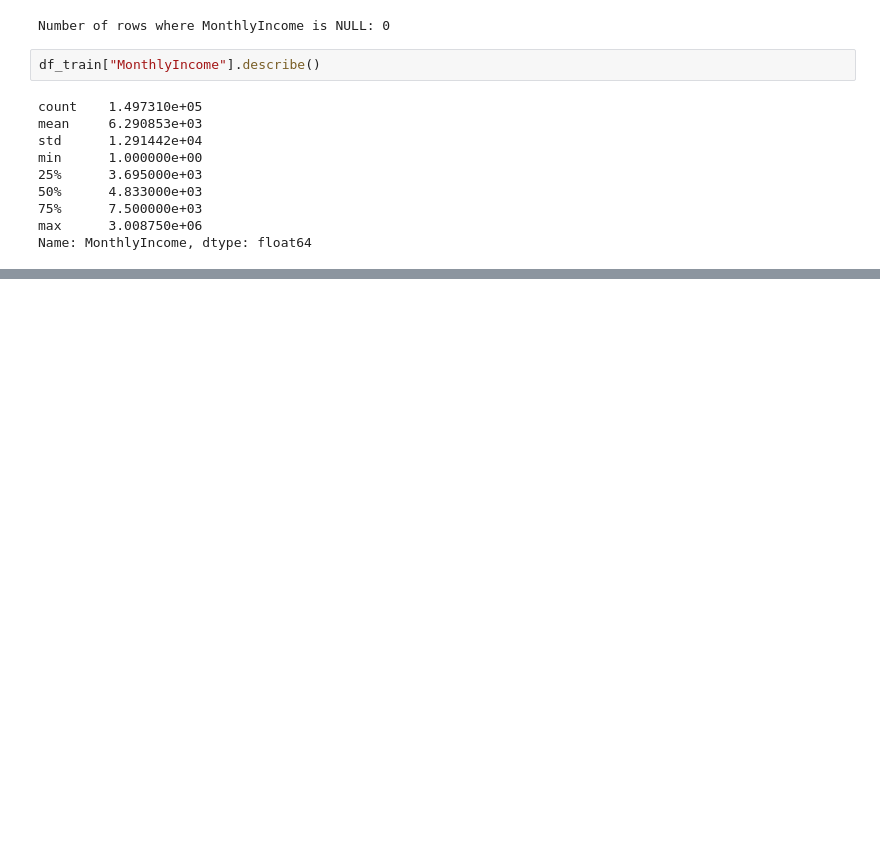
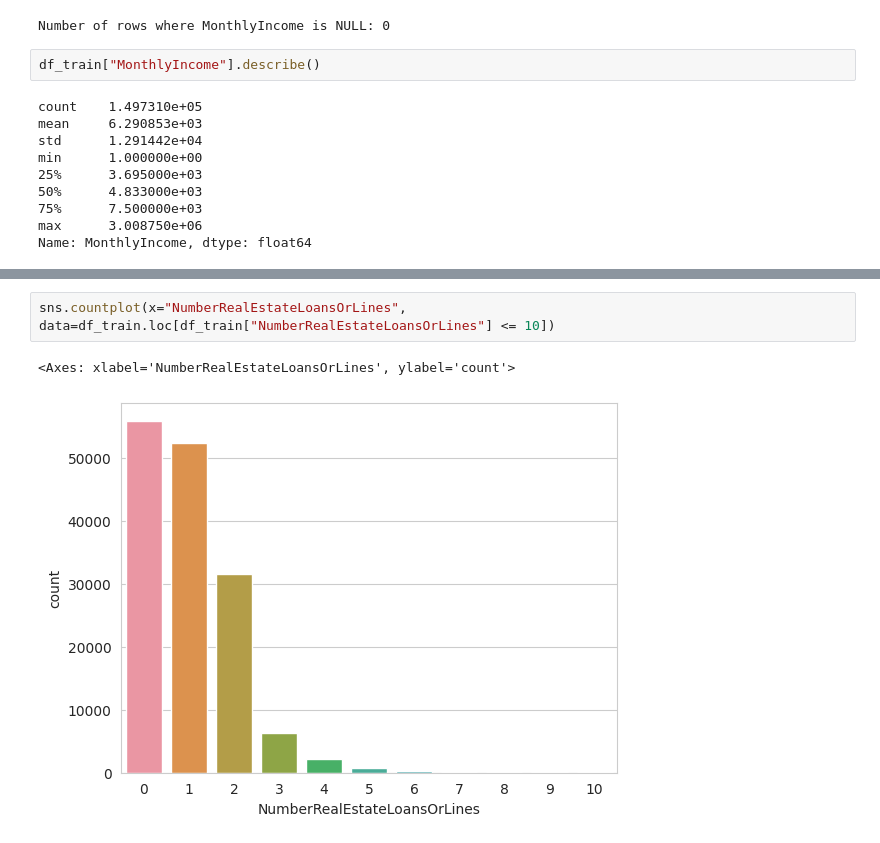
Before and after one commit to Saba-a11/Kaggle_Credit_Score, a Jupyter notebook: CreditModel.ipynb, the cells around one changed output, grey strips where cells are left out. Drawn from its saved outputs; the diff is of its cells as text; blank space fills up the shorter version.

```diff
--- a/CreditModel.ipynb
+++ b/CreditModel.ipynb
@@ -767,0 +806,5 @@ Name: MonthlyIncome, dtype: float64
+# %%
+sns.countplot(x="NumberRealEstateLoansOrLines", data=df_train.loc[df_train["NumberRealEstateLoansOrLines"] <= 10])
+# %% [output]
+<Axes: xlabel='NumberRealEstateLoansOrLines', ylabel='count'>
+[figure, added]
```
Also changed, not shown: parts of 11 cells of this notebook.
